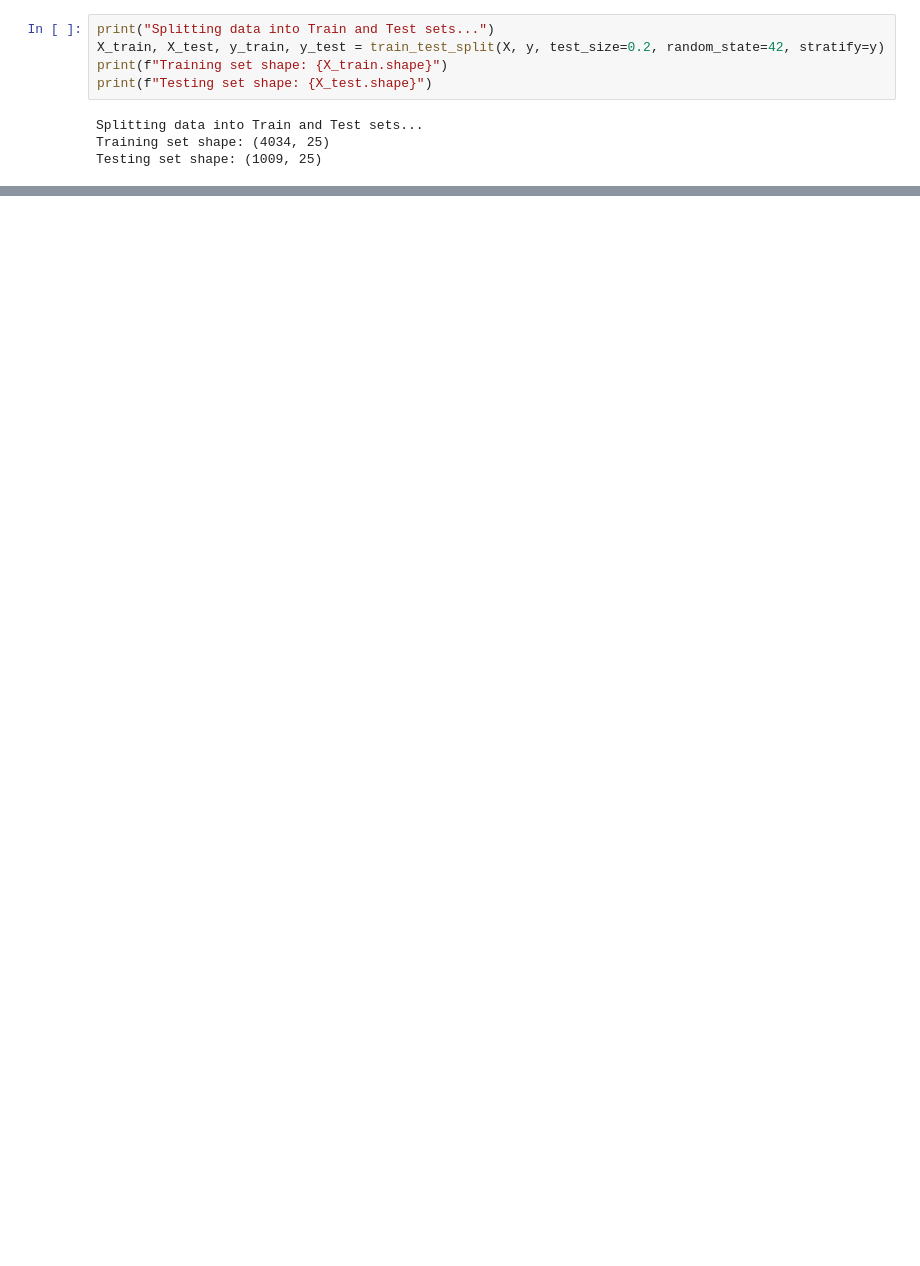
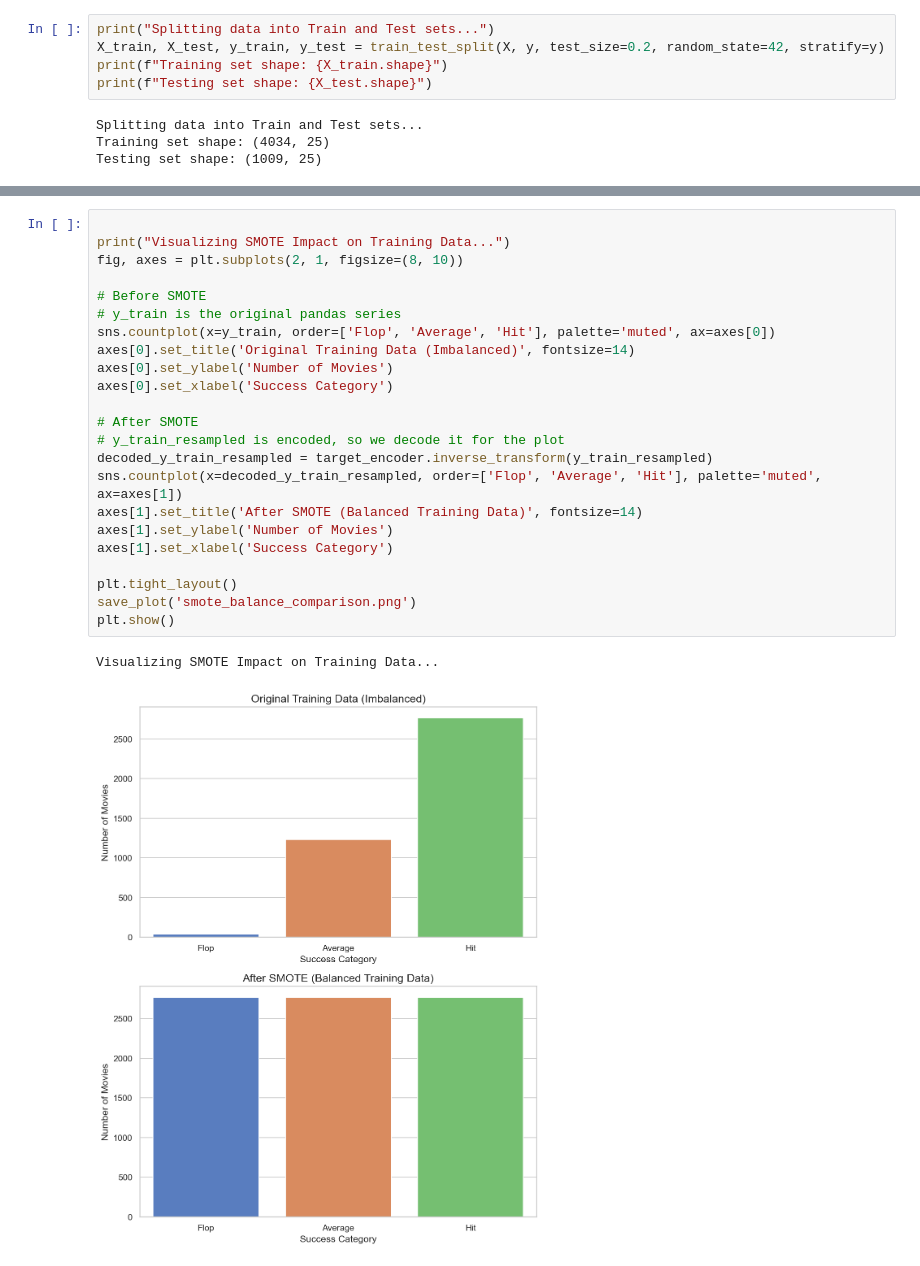
Before and after one commit to mesh1134/Predicting_Movie_Success, a Jupyter notebook: Movie_Predictor_Code_Only.ipynb, the cells around one changed output, grey strips where cells are left out. Saved outputs shown, nothing was run; the diff lists cells and outputs as text; blank space fills up the shorter version.

```diff
--- a/Movie_Predictor_Code_Only.ipynb
+++ b/Movie_Predictor_Code_Only.ipynb
@@ -250,0 +237,26 @@ weighted avg       0.80      0.80      0.80      1009
+# %%
+
+print("Visualizing SMOTE Impact on Training Data...")
+fig, axes = plt.subplots(2, 1, figsize=(8, 10))
+
+# Before SMOTE
+# y_train is the original pandas series
+sns.countplot(x=y_train, order=['Flop', 'Average', 'Hit'], palette='muted', ax=axes[0])
+axes[0].set_title('Original Training Data (Imbalanced)', fontsize=14)
+axes[0].set_ylabel('Number of Movies')
+axes[0].set_xlabel('Success Category')
+
+# After SMOTE
+# y_train_resampled is encoded, so we decode it for the plot
+decoded_y_train_resampled = target_encoder.inverse_transform(y_train_resampled)
+sns.countplot(x=decoded_y_train_resampled, order=['Flop', 'Average', 'Hit'], palette='muted', ax=axes[1])
+axes[1].set_title('After SMOTE (Balanced Training Data)', fontsize=14)
+axes[1].set_ylabel('Number of Movies')
+axes[1].set_xlabel('Success Category')
+
+plt.tight_layout()
+save_plot('smote_balance_comparison.png')
+plt.show()
+# %% [output]
+Visualizing SMOTE Impact on Training Data...
+[figure, added]
```
Also changed, not shown: parts of 23 cells of this notebook, 13 other files.
